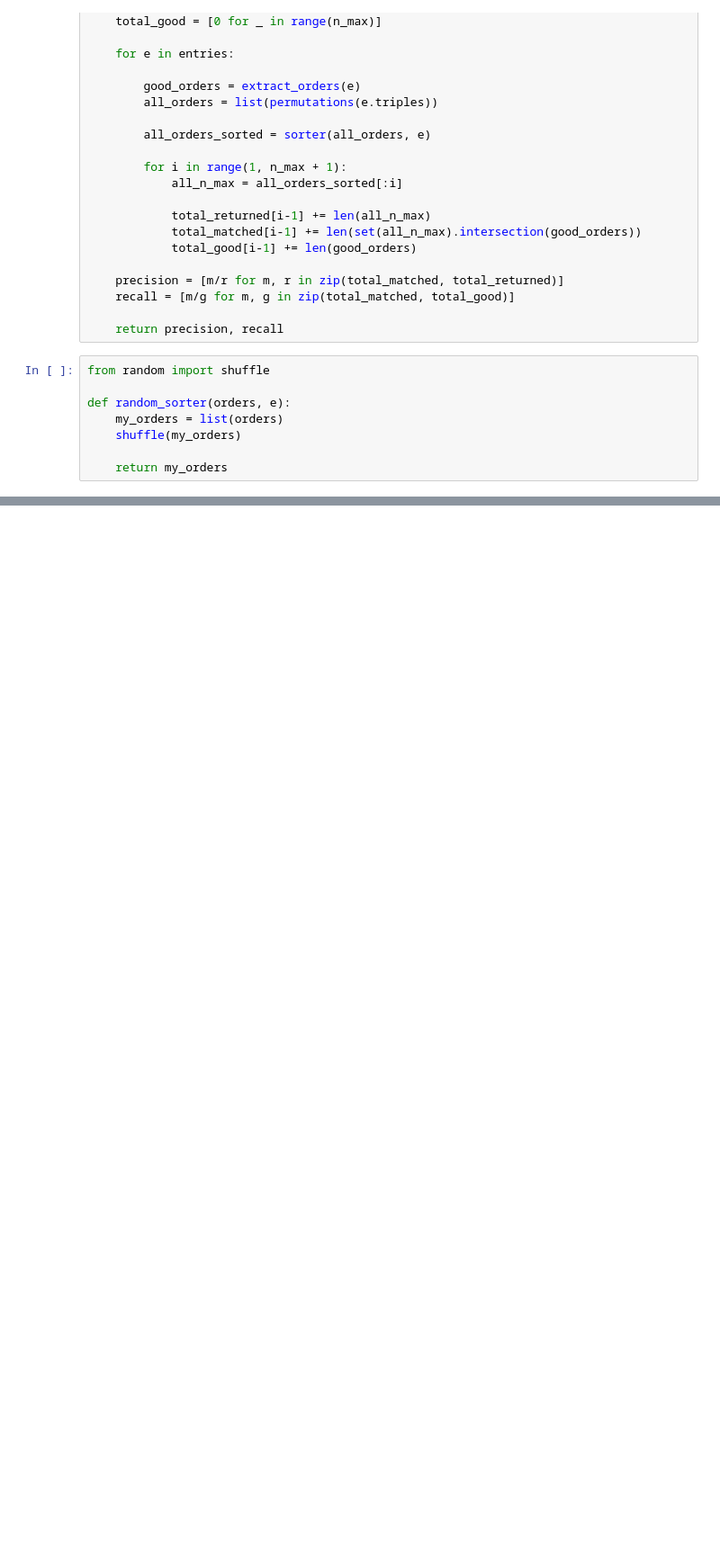
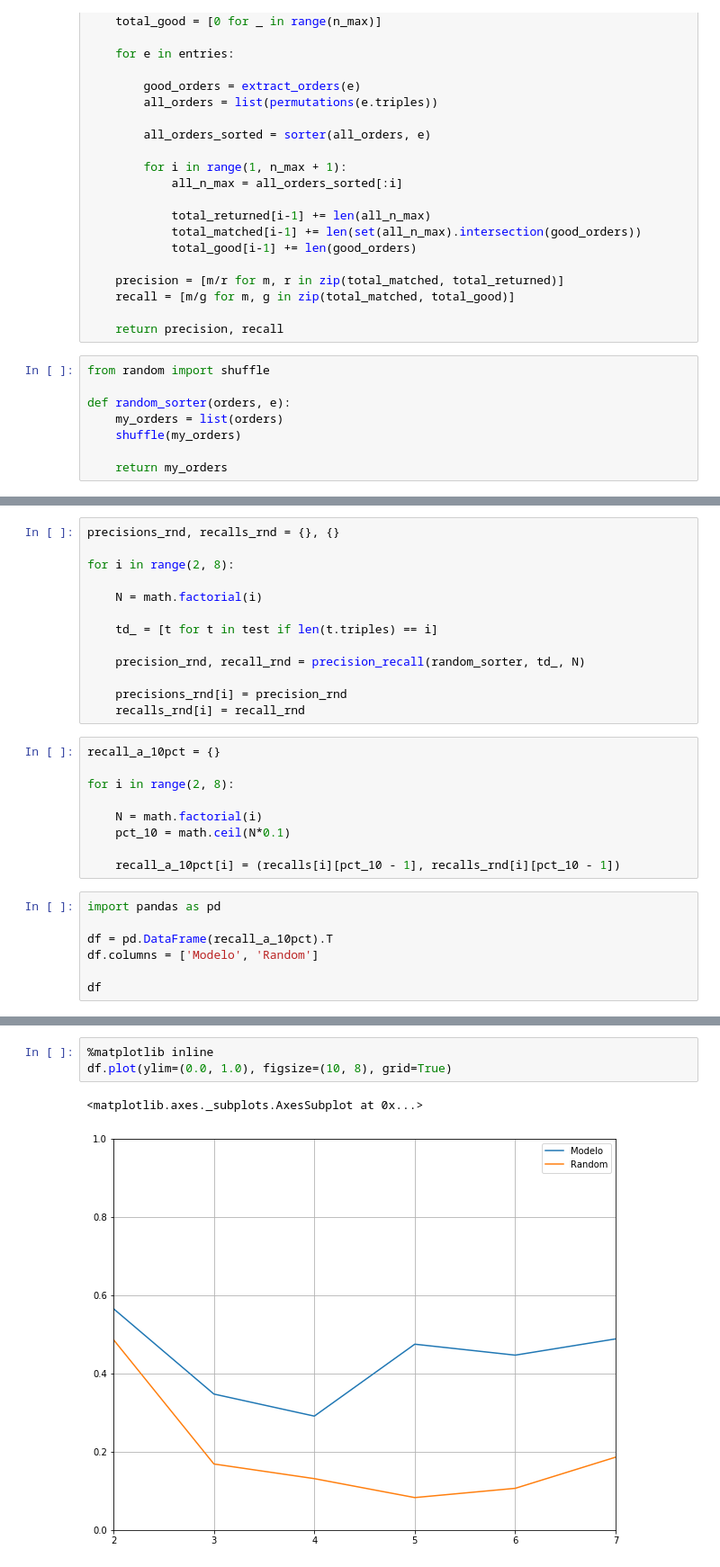
Before and after one commit to abevieiramota/masters, a Jupyter notebook: notebook/03 - Discourse Planning.ipynb, the cells around one changed output, grey strips where cells are left out. Shown at 90% size. Saved outputs shown, nothing was run; the diff lists cells and outputs as text; blank space fills up the shorter version.

```diff
--- a/notebook/03 - Discourse Planning.ipynb
+++ b/notebook/03 - Discourse Planning.ipynb
@@ -1241,0 +1283,29 @@ td = load_train_dev()
+# %%
+precisions_rnd, recalls_rnd = {}, {}
+
+for i in range(2, 8):
+
+    N = math.factorial(i)
+
+    td_ = [t for t in test if len(t.triples) == i]
+
+    precision_rnd, recall_rnd = precision_recall(random_sorter, td_, N)
+
+    precisions_rnd[i] = precision_rnd
+    recalls_rnd[i] = recall_rnd
+# %%
+recall_a_10pct = {}
+
+for i in range(2, 8):
+
+    N = math.factorial(i)
+    pct_10 = math.ceil(N*0.1)
+
+    recall_a_10pct[i] = (recalls[i][pct_10 - 1], recalls_rnd[i][pct_10 - 1])
+# %%
+import pandas as pd
+
+df = pd.DataFrame(recall_a_10pct).T
+df.columns = ['Modelo', 'Random']
+
+df
@@ -1242,3 +1320,9 @@ td = load_train_dev()
+# %%
+%matplotlib inline
+df.plot(ylim=(0.0, 1.0), figsize=(10, 8), grid=True)
+# %% [output]
+<matplotlib.axes._subplots.AxesSubplot at 0x...>
+[figure, added]
 # %%
 from matplotlib import pyplot as plt
 import math
```
Also changed, not shown: parts of 8 cells of this notebook, 5 other files.
